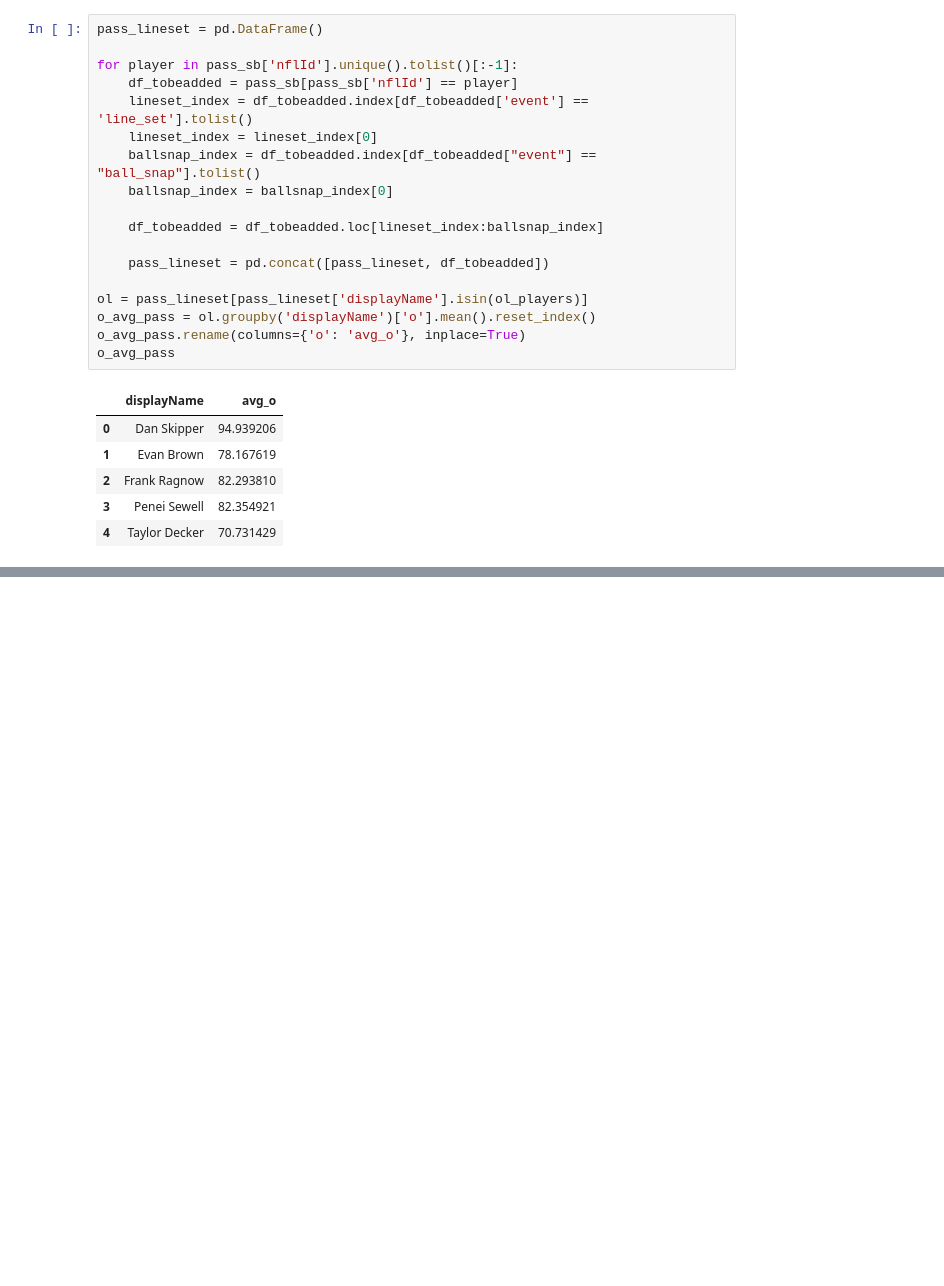
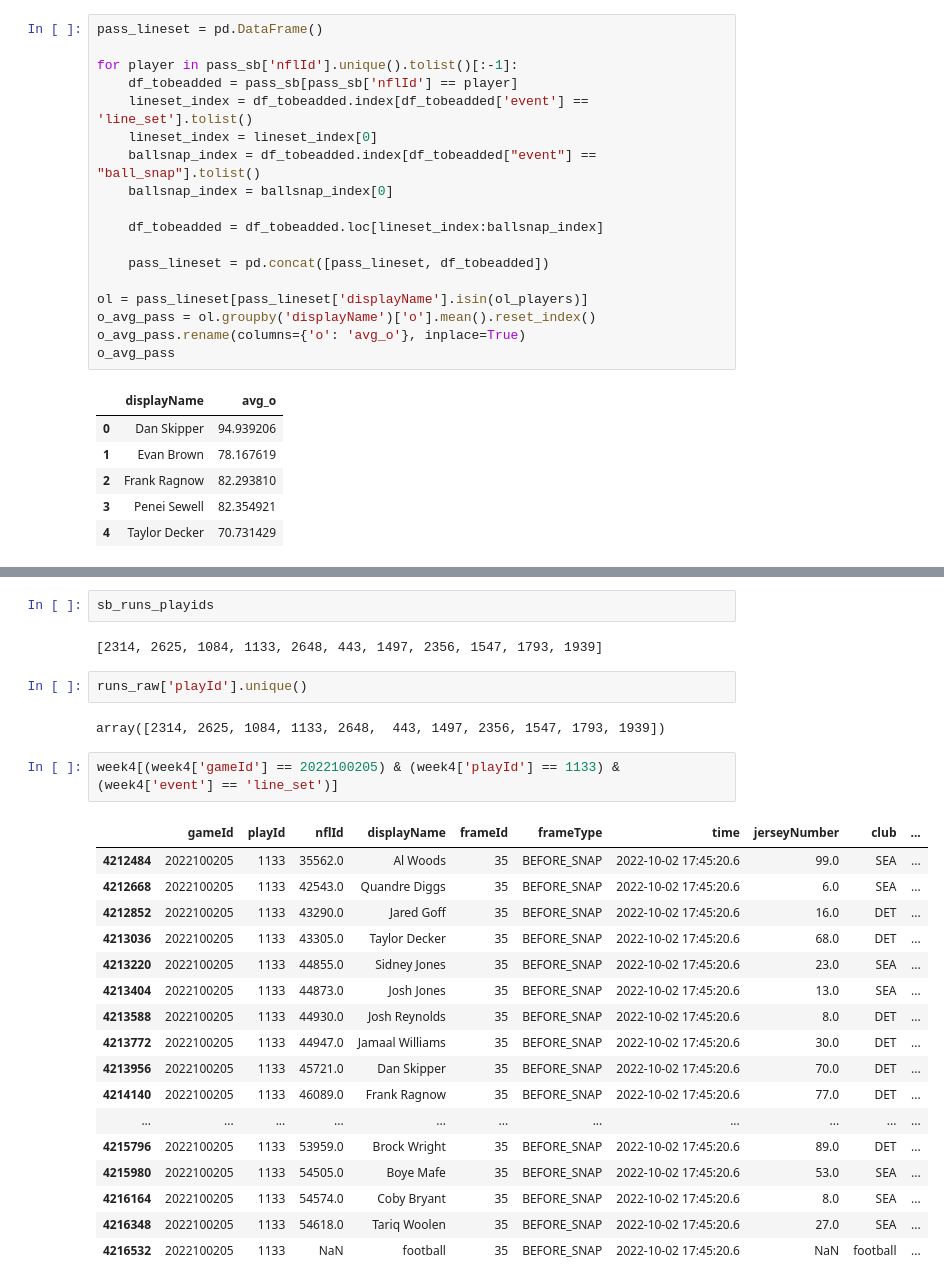
Before and after one commit to APoodle/NFL-Big-Data-Bowl-2025, a Jupyter notebook: Detroit OL Analysis.ipynb, the cells around one changed output, grey strips where cells are left out. Saved outputs shown, nothing was run; the diff lists cells and outputs as text; blank space fills up the shorter version.

```diff
--- a/Detroit OL Analysis.ipynb
+++ b/Detroit OL Analysis.ipynb
@@ -384,0 +427,28 @@ o_avg_pass
+# %%
+sb_runs_playids
+# %% [output]
+[2314, 2625, 1084, 1133, 2648, 443, 1497, 2356, 1547, 1793, 1939]
+# %%
+runs_raw['playId'].unique()
+# %% [output]
+array([2314, 2625, 1084, 1133, 2648,  443, 1497, 2356, 1547, 1793, 1939])
+# %%
+week4[(week4['gameId'] == 2022100205) & (week4['playId'] == 1133) & (week4['event'] == 'line_set')]
+# %% [output]
+|  | gameId | playId | nflId | displayName | frameId | frameType | time | jerseyNumber | club | ... |
+| 4212484 | 2022100205 | 1133 | 35562.0 | Al Woods | 35 | BEFORE_SNAP | 2022-10-02 17:45:20.6 | 99.0 | SEA | ... |
+| 4212668 | 2022100205 | 1133 | 42543.0 | Quandre Diggs | 35 | BEFORE_SNAP | 2022-10-02 17:45:20.6 | 6.0 | SEA | ... |
+| 4212852 | 2022100205 | 1133 | 43290.0 | Jared Goff | 35 | BEFORE_SNAP | 2022-10-02 17:45:20.6 | 16.0 | DET | ... |
+| 4213036 | 2022100205 | 1133 | 43305.0 | Taylor Decker | 35 | BEFORE_SNAP | 2022-10-02 17:45:20.6 | 68.0 | DET | ... |
+| 4213220 | 2022100205 | 1133 | 44855.0 | Sidney Jones | 35 | BEFORE_SNAP | 2022-10-02 17:45:20.6 | 23.0 | SEA | ... |
+| 4213404 | 2022100205 | 1133 | 44873.0 | Josh Jones | 35 | BEFORE_SNAP | 2022-10-02 17:45:20.6 | 13.0 | SEA | ... |
+| 4213588 | 2022100205 | 1133 | 44930.0 | Josh Reynolds | 35 | BEFORE_SNAP | 2022-10-02 17:45:20.6 | 8.0 | DET | ... |
+| 4213772 | 2022100205 | 1133 | 44947.0 | Jamaal Williams | 35 | BEFORE_SNAP | 2022-10-02 17:45:20.6 | 30.0 | DET | ... |
+| 4213956 | 2022100205 | 1133 | 45721.0 | Dan Skipper | 35 | BEFORE_SNAP | 2022-10-02 17:45:20.6 | 70.0 | DET | ... |
+| 4214140 | 2022100205 | 1133 | 46089.0 | Frank Ragnow | 35 | BEFORE_SNAP | 2022-10-02 17:45:20.6 | 77.0 | DET | ... |
+| ... | ... | ... | ... | ... | ... | ... | ... | ... | ... | ... |
+| 4215796 | 2022100205 | 1133 | 53959.0 | Brock Wright | 35 | BEFORE_SNAP | 2022-10-02 17:45:20.6 | 89.0 | DET | ... |
+| 4215980 | 2022100205 | 1133 | 54505.0 | Boye Mafe | 35 | BEFORE_SNAP | 2022-10-02 17:45:20.6 | 53.0 | SEA | ... |
+| 4216164 | 2022100205 | 1133 | 54574.0 | Coby Bryant | 35 | BEFORE_SNAP | 2022-10-02 17:45:20.6 | 8.0 | SEA | ... |
+| 4216348 | 2022100205 | 1133 | 54618.0 | Tariq Woolen | 35 | BEFORE_SNAP | 2022-10-02 17:45:20.6 | 27.0 | SEA | ... |
+| 4216532 | 2022100205 | 1133 | NaN | football | 35 | BEFORE_SNAP | 2022-10-02 17:45:20.6 | NaN | football | ... |
```
Also changed, not shown: parts of 8 cells of this notebook.
